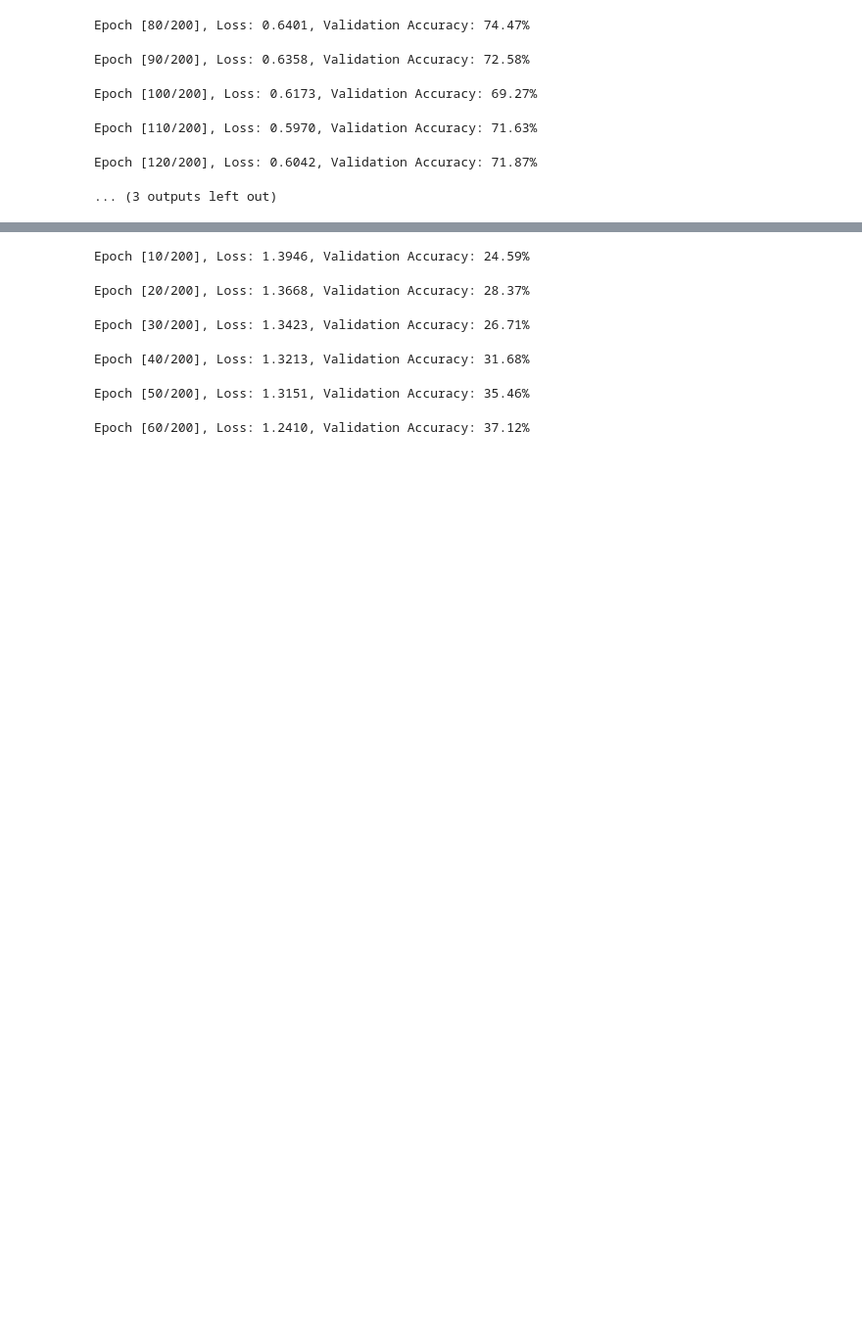
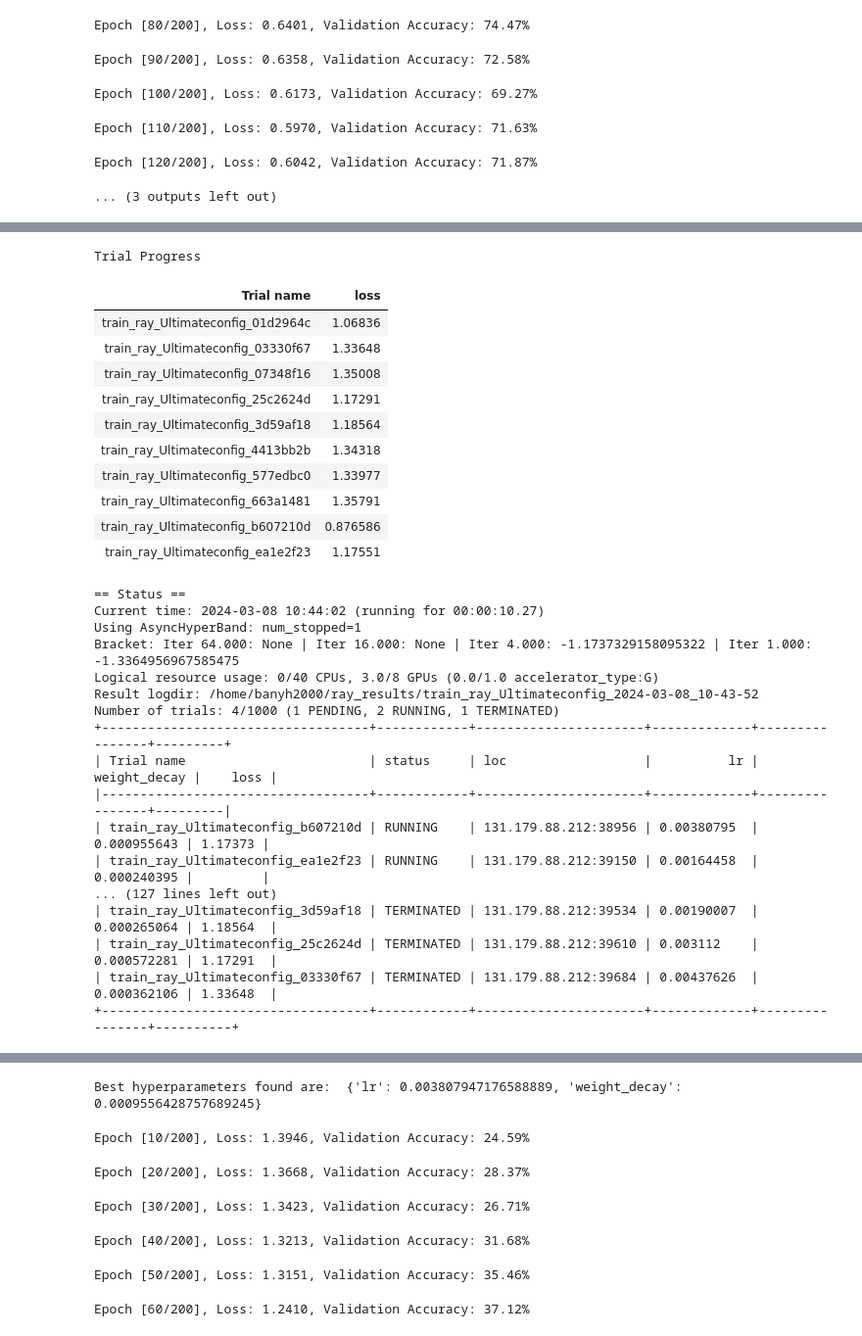
Before and after one commit to Liu-Qiming/ECE247-Group-Project, a Jupyter notebook: main.ipynb, the cells around one changed output, grey strips where cells are left out. Shown at 98% size. Drawn from its saved outputs; the diff is of its cells as text; code cells hidden in the pictures; blank space fills up the shorter version.

Commit message:
add bayes tune and ray tune bad performance

```diff
--- a/main.ipynb
+++ b/main.ipynb
@@ -277,0 +281,37 @@ Test Accuracy: 69.07%
+# %%
+import ray
+from ray import tune
+from ray import train as raytrain
+from ray.tune import CLIReporter
+from ray.tune.schedulers import ASHAScheduler
+from src.methods_ray import train_ray_Ultimateconfig
+from ray.tune.search.bayesopt import BayesOptSearch
+ray.shutdown()
+ray.init()
+scheduler = ASHAScheduler(metric='loss', mode='min', max_t= 250)
+reporter = CLIReporter(metric_columns=['loss'])
+bayesopt = BayesOptSearch(
+    metric='loss',
+    mode='min',
+)
+
+config = {
+    'lr': tune.loguniform(1e-4, 1e-2),
+    'weight_decay': tune.loguniform(1e-4, 1e-3)
+}
+
+
+analysis = tune.run(
+    train_ray_Ultimateconfig,
+    resources_per_trial={'gpu': 1},  # If you want to use GPUs, you can set {'gpu': 1} instead
+    config=config,
+    num_samples=20,
+    search_alg=bayesopt,
+    scheduler=scheduler,
+    progress_reporter=reporter
+)
+
+# Get the best hyperparameters
+best_config = analysis.get_best_config(metric='loss', mode='min')
+print('Best hyperparameters found are: ', best_config)
+# %% [output]
@@ -277,0 +339,29 @@ Test Accuracy: 69.07%
+Trial Progress
+| Trial name | loss |
+| train_ray_Ultimateconfig_01d2964c | 1.06836 |
+| train_ray_Ultimateconfig_03330f67 | 1.33648 |
+| train_ray_Ultimateconfig_07348f16 | 1.35008 |
+| train_ray_Ultimateconfig_25c2624d | 1.17291 |
+| train_ray_Ultimateconfig_3d59af18 | 1.18564 |
+| train_ray_Ultimateconfig_4413bb2b | 1.34318 |
+| train_ray_Ultimateconfig_577edbc0 | 1.33977 |
+| train_ray_Ultimateconfig_663a1481 | 1.35791 |
+| train_ray_Ultimateconfig_b607210d | 0.876586 |
+| train_ray_Ultimateconfig_ea1e2f23 | 1.17551 |
+== Status ==
+Current time: 2024-03-08 10:44:02 (running for 00:00:10.27)
+Using AsyncHyperBand: num_stopped=1
+Bracket: Iter 64.000: None | Iter 16.000: None | Iter 4.000: -1.1737329158095322 | Iter 1.000: -1.3364956967585475
+Logical resource usage: 0/40 CPUs, 3.0/8 GPUs (0.0/1.0 accelerator_type:G)
+Result logdir: /home/banyh2000/ray_results/train_ray_Ultimateconfig_2024-03-08_10-43-52
+Number of trials: 4/1000 (1 PENDING, 2 RUNNING, 1 TERMINATED)
++-----------------------------------+------------+----------------------+-------------+----------------+---------+
+| Trial name                        | status     | loc                  |          lr |   weight_decay |    loss |
+|-----------------------------------+------------+----------------------+-------------+----------------+---------|
+| train_ray_Ultimateconfig_b607210d | RUNNING    | 131.179.88.212:38956 | 0.00380795  |    0.000955643 | 1.17373 |
+| train_ray_Ultimateconfig_ea1e2f23 | RUNNING    | 131.179.88.212:39150 | 0.00164458  |    0.000240395 |         |
+... (127 lines left out)
+| train_ray_Ultimateconfig_3d59af18 | TERMINATED | 131.179.88.212:39534 | 0.00190007  |    0.000265064 | 1.18564  |
+| train_ray_Ultimateconfig_25c2624d | TERMINATED | 131.179.88.212:39610 | 0.003112    |    0.000572281 | 1.17291  |
+| train_ray_Ultimateconfig_03330f67 | TERMINATED | 131.179.88.212:39684 | 0.00437626  |    0.000362106 | 1.33648  |
++-----------------------------------+------------+----------------------+-------------+----------------+----------+
@@ -277,0 +408 @@ Test Accuracy: 69.07%
+Best hyperparameters found are:  {'lr': 0.003807947176588889, 'weight_decay': 0.0009556428757689245}
```
Also changed, not shown: parts of 4 cells of this notebook.
